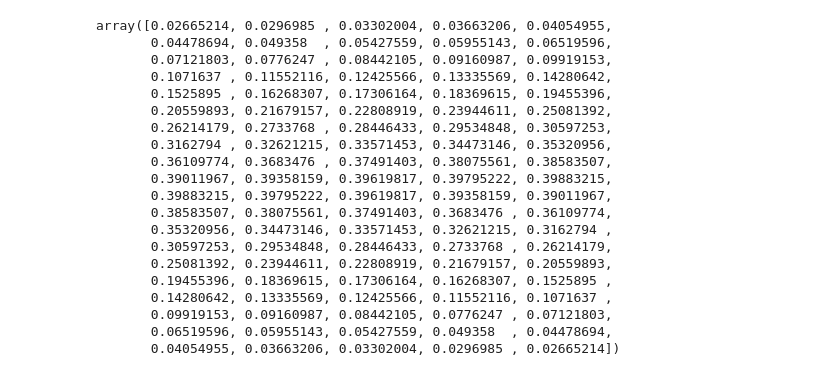
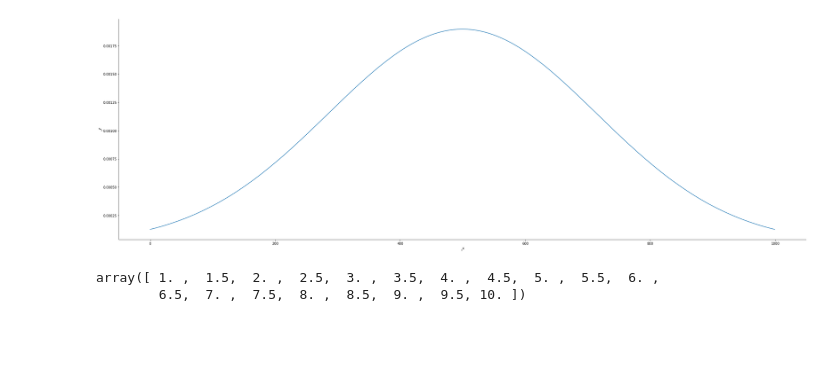
Before and after one commit to pawaclawczyk/prototypes, a Jupyter notebook: stats.ipynb, the cells around one changed output. Cells and saved outputs as stored; diff of their text form; code cells hidden in the pictures; blank space fills up the shorter version.

```diff
--- a/stats.ipynb
+++ b/stats.ipynb
@@ -7,23 +6,12 @@ arr = np.linspace(norm.ppf(0.01), norm.ppf(0.99), 100)
-# %%
-norm.pdf(arr)
-# %% [output]
-array([0.02665214, 0.0296985 , 0.03302004, 0.03663206, 0.04054955,
-       0.04478694, 0.049358  , 0.05427559, 0.05955143, 0.06519596,
-       0.07121803, 0.0776247 , 0.08442105, 0.09160987, 0.09919153,
-       0.1071637 , 0.11552116, 0.12425566, 0.13335569, 0.14280642,
-       0.1525895 , 0.16268307, 0.17306164, 0.18369615, 0.19455396,
-       0.20559893, 0.21679157, 0.22808919, 0.23944611, 0.25081392,
-       0.26214179, 0.2733768 , 0.28446433, 0.29534848, 0.30597253,
-       0.3162794 , 0.32621215, 0.33571453, 0.34473146, 0.35320956,
-       0.36109774, 0.3683476 , 0.37491403, 0.38075561, 0.38583507,
-       0.39011967, 0.39358159, 0.39619817, 0.39795222, 0.39883215,
-       0.39883215, 0.39795222, 0.39619817, 0.39358159, 0.39011967,
-       0.38583507, 0.38075561, 0.37491403, 0.3683476 , 0.36109774,
-       0.35320956, 0.34473146, 0.33571453, 0.32621215, 0.3162794 ,
-       0.30597253, 0.29534848, 0.28446433, 0.2733768 , 0.26214179,
-       0.25081392, 0.23944611, 0.22808919, 0.21679157, 0.20559893,
-       0.19455396, 0.18369615, 0.17306164, 0.16268307, 0.1525895 ,
-       0.14280642, 0.13335569, 0.12425566, 0.11552116, 0.1071637 ,
-       0.09919153, 0.09160987, 0.08442105, 0.0776247 , 0.07121803,
-       0.06519596, 0.05955143, 0.05427559, 0.049358  , 0.04478694,
-       0.04054955, 0.03663206, 0.03302004, 0.0296985 , 0.02665214])
+# %%
+pdf = distributions.normal_dist(1_000)
+# %%
+analysis.plot_line(pdf)
+# %% [output]
+[figure, added]
+# %%
+import numpy as np
+np.linspace(1, 10, 19)
+# %% [output]
+array([ 1. ,  1.5,  2. ,  2.5,  3. ,  3.5,  4. ,  4.5,  5. ,  5.5,  6. ,
+        6.5,  7. ,  7.5,  8. ,  8.5,  9. ,  9.5, 10. ])
```
Also changed, not shown: parts of 2 cells of this notebook, 3 other files.
